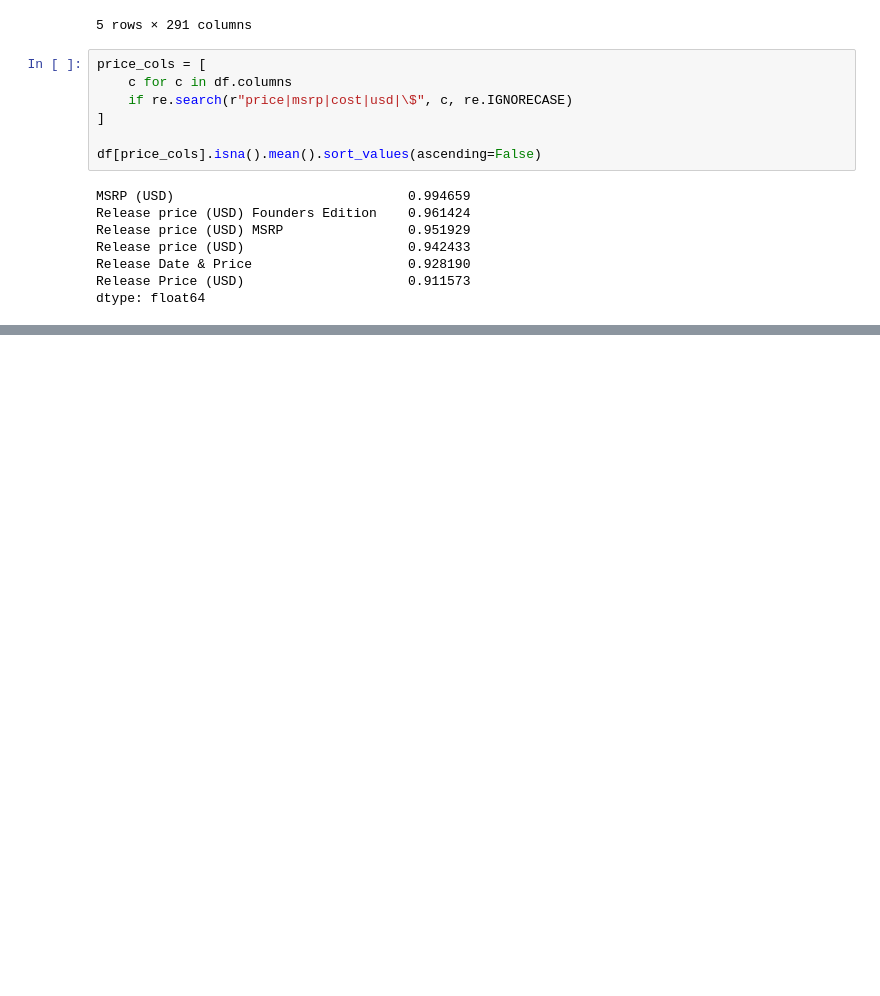
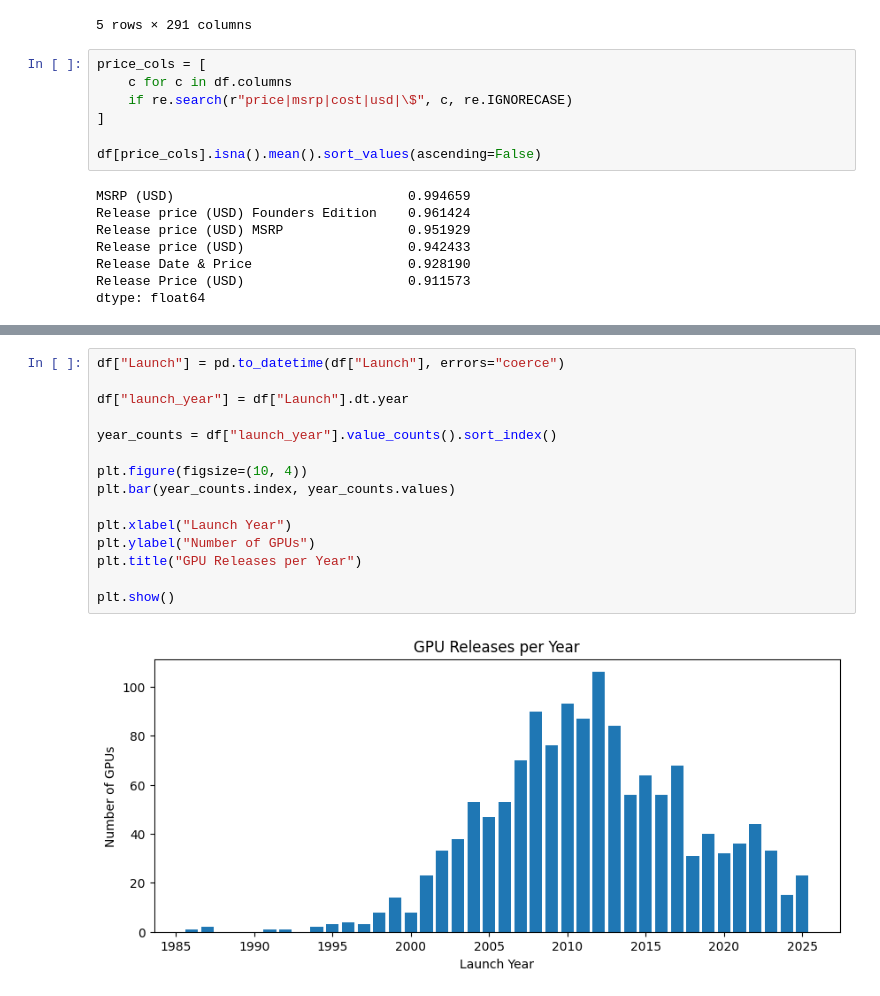
Before and after one commit to paingkalay7324/gpuAnalysis, a Jupyter notebook: eda_dataset_2.ipynb, the cells around one changed output, grey strips where cells are left out. Cells and saved outputs as stored; diff of their text form; blank space fills up the shorter version.

Commit message:
Added some visualizations

```diff
--- a/eda_dataset_2.ipynb
+++ b/eda_dataset_2.ipynb
@@ -68,0 +87,17 @@ df[price_cols].describe()
+# %%
+df["Launch"] = pd.to_datetime(df["Launch"], errors="coerce")
+
+df["launch_year"] = df["Launch"].dt.year
+
+year_counts = df["launch_year"].value_counts().sort_index()
+
+plt.figure(figsize=(10, 4))
+plt.bar(year_counts.index, year_counts.values)
+
+plt.xlabel("Launch Year")
+plt.ylabel("Number of GPUs")
+plt.title("GPU Releases per Year")
+
+plt.show()
+# %% [output]
+[figure, added]
```
Also changed, not shown: parts of 9 cells of this notebook.
